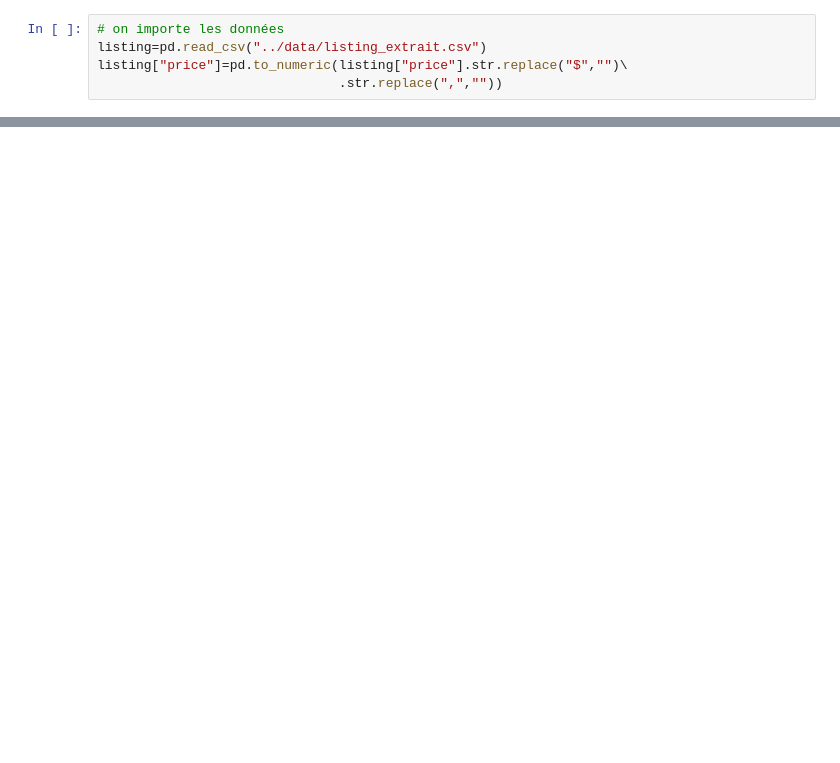
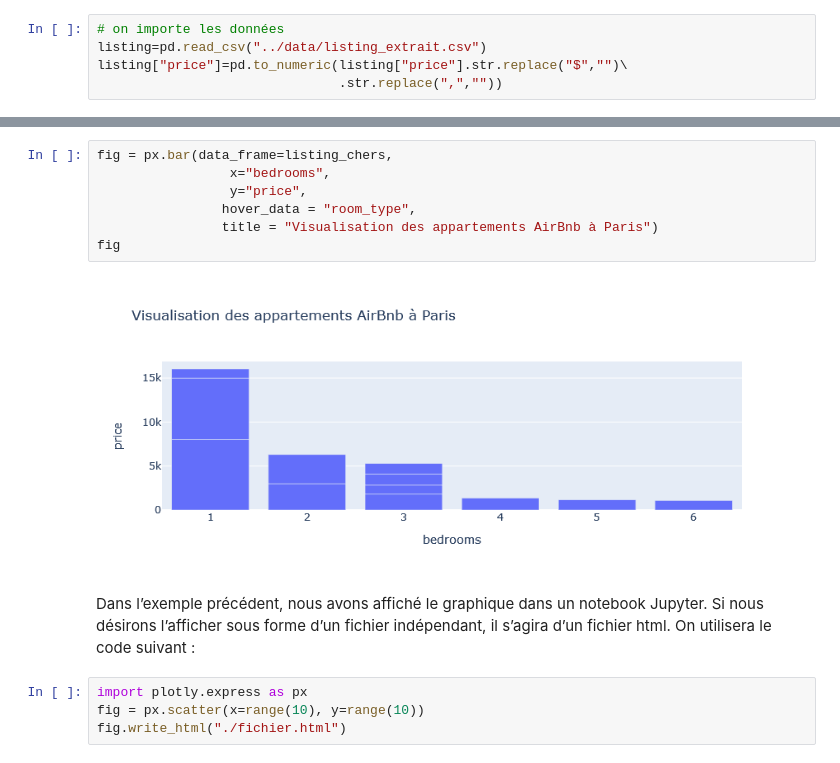
Before and after one commit to emjako/pythondatascientist, a Jupyter notebook: notebooks/05_03_Visualisations_interactives.ipynb, the cells around one changed output, grey strips where cells are left out. Saved outputs shown, nothing was run; the diff lists cells and outputs as text; blank space fills up the shorter version.

```diff
--- a/notebooks/05_03_Visualisations_interactives.ipynb
+++ b/notebooks/05_03_Visualisations_interactives.ipynb
@@ -57,0 +36,17 @@ web plus évoluées notamment grâce à l’environnement web Flask de Python.
+# %%
+fig = px.bar(data_frame=listing_chers,
+                 x="bedrooms",
+                 y="price",
+                hover_data = "room_type",
+                title = "Visualisation des appartements AirBnb à Paris")
+fig
+# %% [output]
+[figure, added]
+# %% [markdown]
+Dans l’exemple précédent, nous avons affiché le graphique dans un notebook
+Jupyter. Si nous désirons l’afficher sous forme d’un fichier indépendant, il s’agira
+d’un fichier html. On utilisera le code suivant :
+# %%
+import plotly.express as px
+fig = px.scatter(x=range(10), y=range(10))
+fig.write_html("./fichier.html")
```
Also changed, not shown: parts of 18 cells of this notebook, 2 other files.
